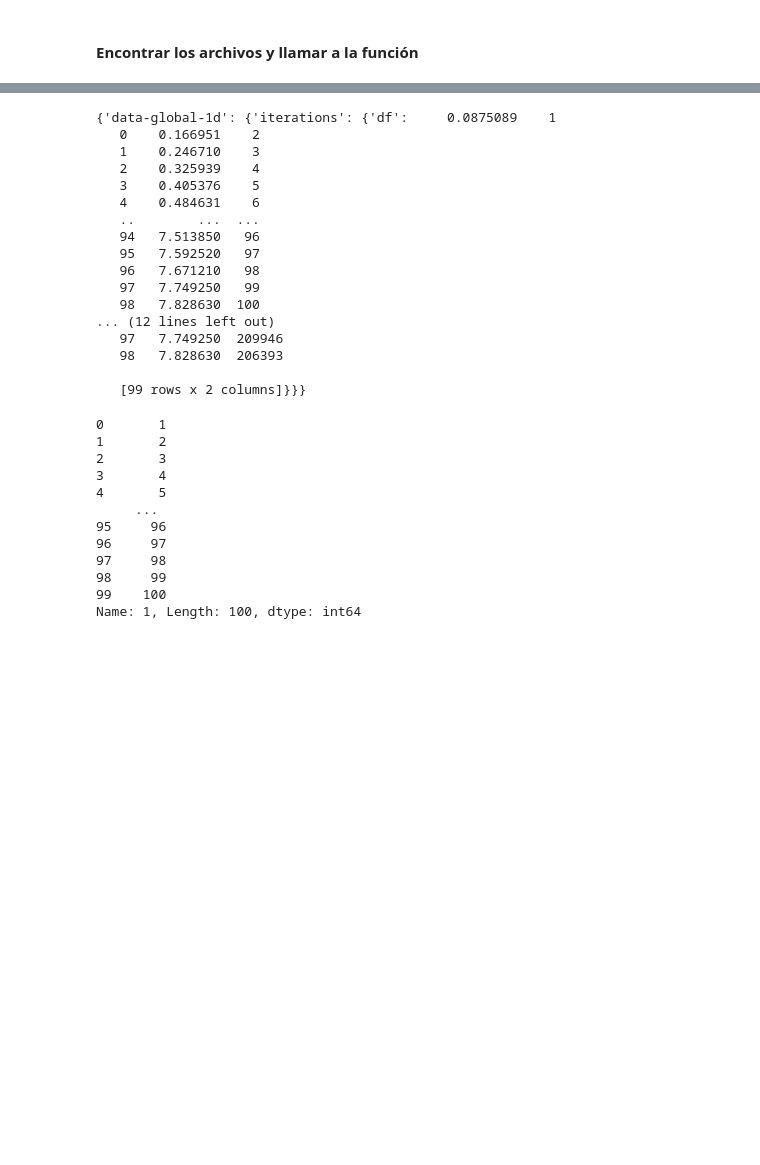
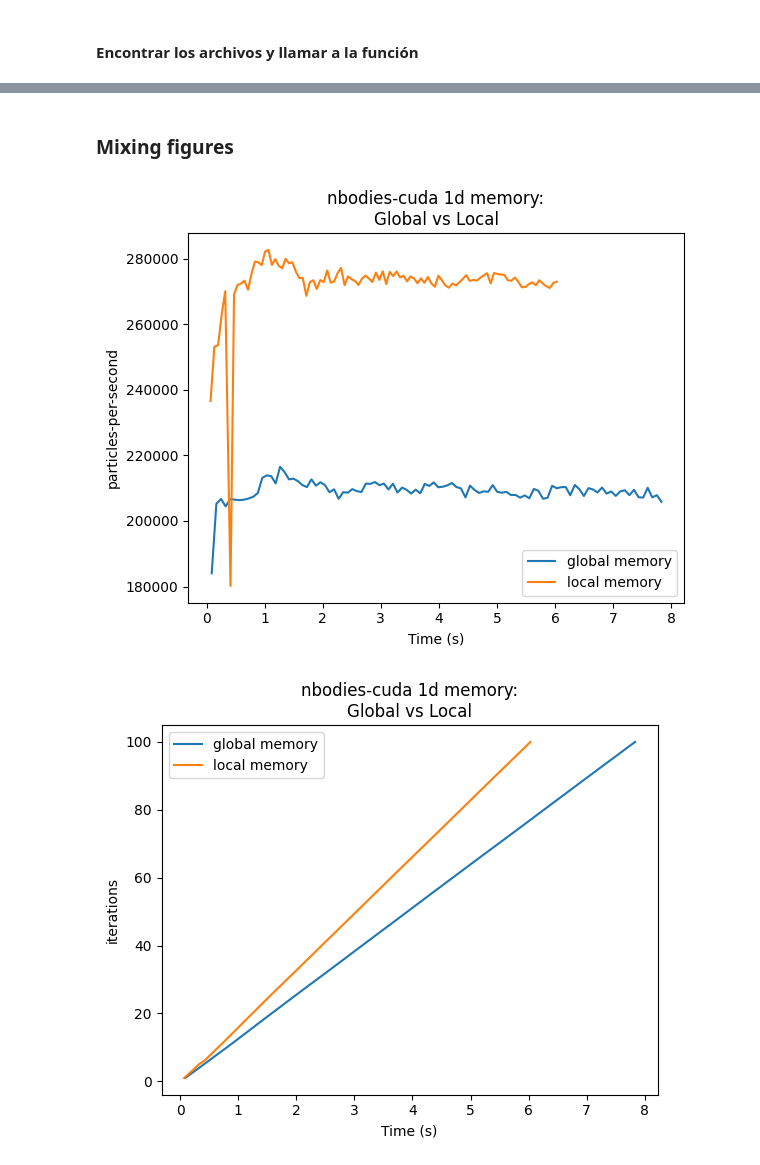
Before and after one commit to Cubolink/Cuda-NBodies-Problem, a Jupyter notebook: data-plots.ipynb, the cells around one changed output, grey strips where cells are left out. Saved outputs shown, nothing was run; the diff lists cells and outputs as text; code cells hidden in the pictures; blank space fills up the shorter version.

```diff
--- a/data-plots.ipynb
+++ b/data-plots.ipynb
@@ -105,35 +121,19 @@ reading cmake-build-debug/source\nbodies-opencl\data-local-1d\particles-per-seco
-# %%
-experiments
-# %% [output]
-{'data-global-1d': {'iterations': {'df':     0.0875089    1
-   0    0.166951    2
-   1    0.246710    3
-   2    0.325939    4
-   3    0.405376    5
-   4    0.484631    6
-   ..        ...  ...
-   94   7.513850   96
-   95   7.592520   97
-   96   7.671210   98
-   97   7.749250   99
-   98   7.828630  100
-... (12 lines left out)
-   97   7.749250  209946
-   98   7.828630  206393
-
-   [99 rows x 2 columns]}}}
-# %%
-experiments['data-global-1d']['iterations']['df'][1]
-# %% [output]
-0       1
-1       2
-2       3
-3       4
-4       5
-     ...
-95     96
-96     97
-97     98
-98     99
-99    100
-Name: 1, Length: 100, dtype: int64
+# %% [markdown]
+### Mixing figures
+# %%
+def plot_global_local_comparision(project, dataset_name):
+    fig, ax = plt.subplots()
+    df_global = projects[project]['data-global-1d'][dataset_name]['df']
+    df_local = projects[project]['data-local-1d'][dataset_name]['df']
+    ax.plot(df_global[0], df_global[1], label='global memory')
+    ax.plot(df_local[0], df_local[1], label='local memory')
+    ax.set_xlabel('Time (s)')
+    ax.set_ylabel(dataset_name)
+    ax.set_title(project + ' 1d memory:\nGlobal vs Local')
+    ax.legend()
+
+plot_global_local_comparision('nbodies-cuda', 'particles-per-second')
+plot_global_local_comparision('nbodies-cuda', 'iterations')
+# %% [output]
+[figure, added]
+[figure, added]
```
Also changed, not shown: parts of 3 cells of this notebook.
